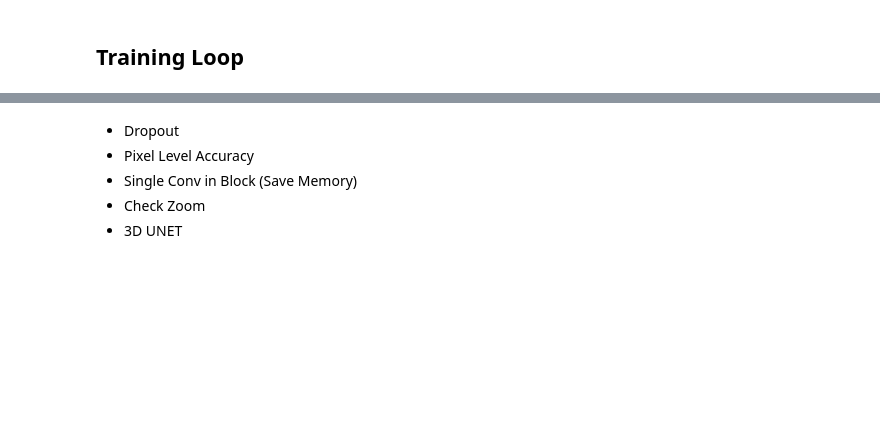
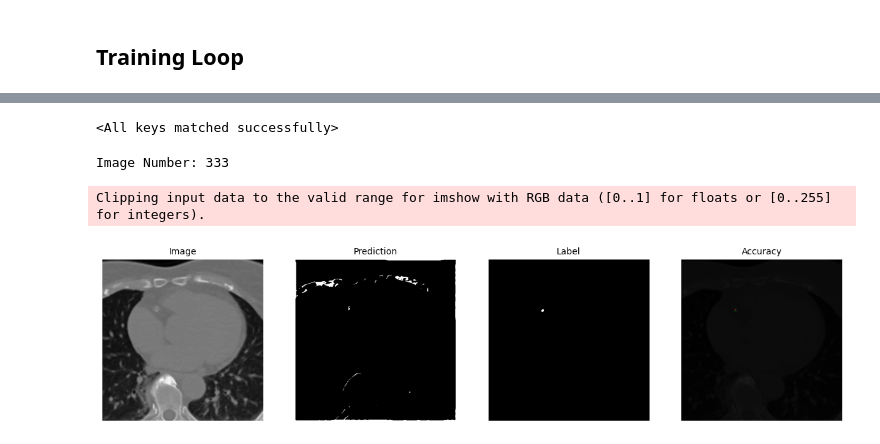
Before and after one commit to RyanChew1/Chest-CT-CAC-Scores, a Jupyter notebook: baseline_unet.ipynb, the cells around one changed output, grey strips where cells are left out. Cells and saved outputs as stored; diff of their text form; code cells hidden in the pictures; blank space fills up the shorter version.

```diff
--- a/baseline_unet.ipynb
+++ b/baseline_unet.ipynb
@@ -546,6 +513,0 @@ CFG.model_name
-# %% [markdown]
-* Dropout
-* Pixel Level Accuracy
-* Single Conv in Block (Save Memory)
-* Check Zoom
-* 3D UNET
@@ -551,0 +516,48 @@ CFG.model_name
+# %%
+m = UNET().to(CFG.device)
+m.load_state_dict(model.state_dict())
+# %% [output]
+<All keys matched successfully>
+# %%
+def run_inference(img_num = None, th=98, upper=100, model=m):
+    if not img_num:
+        img_num = random.randint(1, len(test))
+
+    print(f"Image Number: {img_num}")
+
+    img = test[img_num][0]
+    label = test[img_num][1]
+
+    inference_img = torch.Tensor(img).to(CFG.device).reshape(1,1,512,512)
+    model.eval()
+    inference = model(inference_img)
+    inf = inference.squeeze().detach().cpu().numpy()
+    inf2 = (inf-inf.min())/inf.max()
+    th = np.percentile(inf2.flatten(), th)
+
+    fig,ax = plt.subplots(1,4,figsize=(15,15))
+
+    ax[0].imshow(img.transpose(1,2,0), cmap='gray')
+    ax[0].axis(False)
+    ax[0].set_title("Image", fontsize=10)
+
+    ax[1].imshow(inf2>th, cmap='gray')
+    ax[1].axis(False)
+    ax[1].set_title("Prediction", fontsize=10)
+
+    ax[2].imshow(label.squeeze(), cmap='gray')
+    ax[2].axis(False)
+    ax[2].set_title("Label", fontsize=10)
+
+    pred1 = (inf2>th)
+    pred2 = (inf2<upper)
+    pred = pred1*pred2
+
+    overlay = (img*0.1).squeeze()
+    overlay = np.stack([overlay, overlay, overlay]).transpose(1,2,0)
+    overlay[:,:,1] = overlay[:,:,1] + (label.squeeze() * img.squeeze()).squeeze()*0.2  # Red
+    overlay[:,:,0] = overlay[:,:,0] + (pred.squeeze() * label.squeeze()).squeeze() # Green
+    ax[3].imshow(overlay)
+    ax[3].axis(False)
+    ax[3].set_title("Accuracy", fontsize=10)
+    plt.show()
@@ -551,0 +578,6 @@ CFG.model_name
+# %%
+run_inference(333, 98)
+# %% [output]
+Image Number: 333
+Clipping input data to the valid range for imshow with RGB data ([0..1] for floats or [0..255] for integers).
+[figure, added]
```
Also changed, not shown: parts of 49 cells of this notebook, 24 other files.
